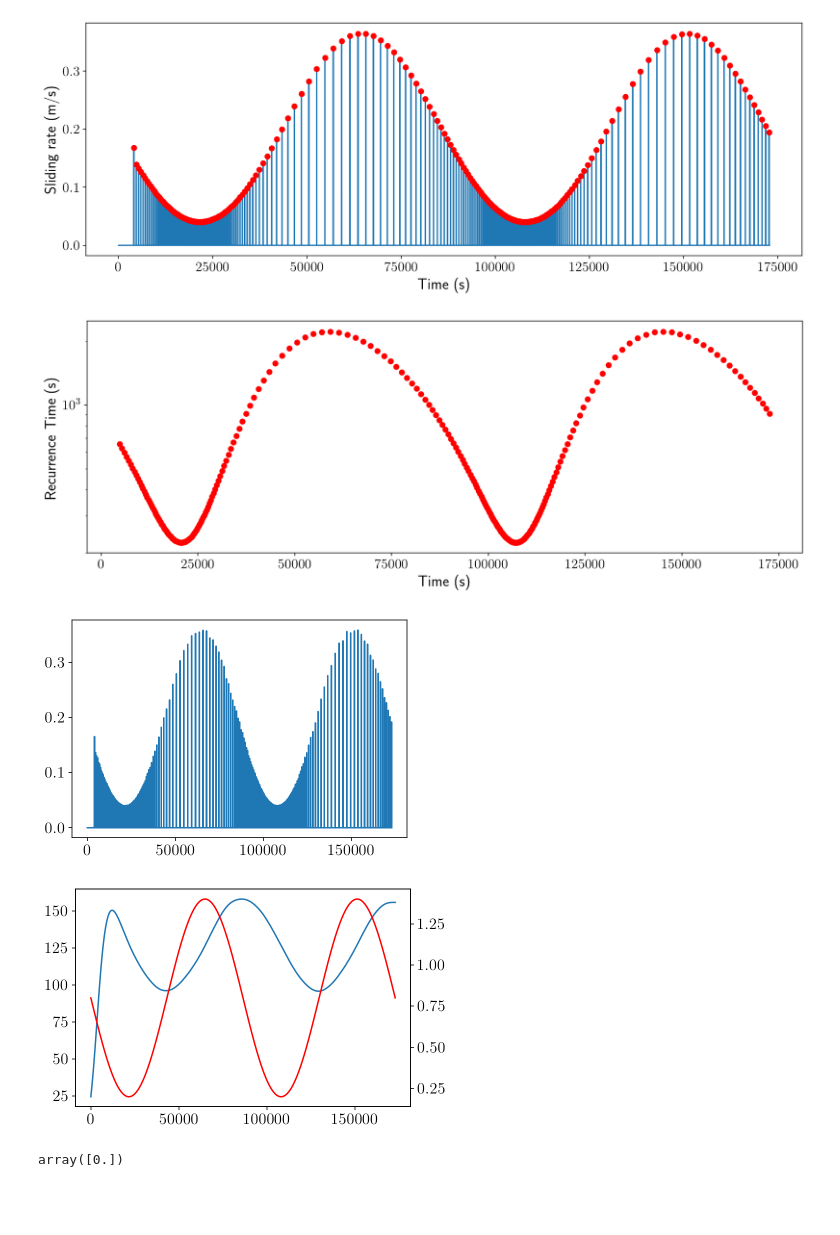
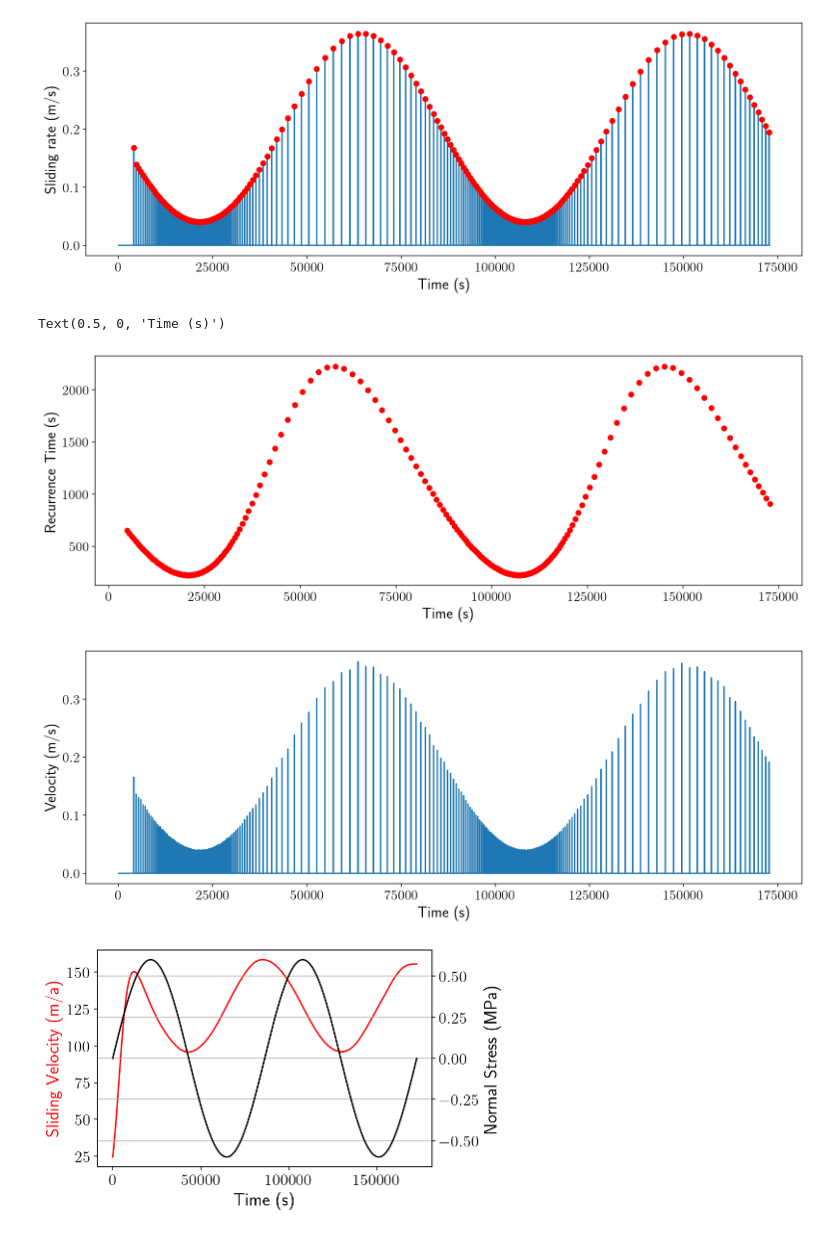
Before and after one commit to bradlipovsky/python-rsf-slider, a Jupyter notebook: block_slider_diurnal_velocity_fluctuations.ipynb, the cells around one changed output. Saved outputs shown, nothing was run; the diff lists cells and outputs as text; code cells hidden in the pictures; blank space fills up the shorter version.

```diff
--- a/block_slider_diurnal_velocity_fluctuations.ipynb
+++ b/block_slider_diurnal_velocity_fluctuations.ipynb
@@ -216,20 +215,25 @@ plt.ylabel('Sliding rate (m/s)')
 Text(0, 0.5, 'Sliding rate (m/s)')
 [figure]
 # %%
-plt.figure(figsize = (15, 5))
+fig,ax=plt.subplots(figsize = (15, 5))
+fig.patch.set_facecolor('white')
 plt.plot(history.t[peaks[1:]],np.diff(history.t[peaks]),'or')
 plt.ylabel('Recurrence Time (s)')
 plt.xlabel('Time (s)')
-plt.yscale('log')
+# plt.yscale('log')
 # %% [output]
+Text(0.5, 0, 'Time (s)')
-[figure, old version]
+[figure, new version]
 # %%
-from scipy import interpolate
 f = interpolate.interp1d(history.t[1:], h_V)
-t_new = np.arange(min(history.t[1:]), max(history.t[1:]), 1e-3)
+t_new = np.arange(min(history.t[1:]), max(history.t[1:]), 1e-3) # sample at 1 kHz
 V_new = f(t_new)   # use interpolation function returned by `interp1d`
-plt.figure()
+
+fig,ax=plt.subplots(figsize = (15, 5))
+fig.patch.set_facecolor('white')
 plt.plot(t_new, V_new, '-')
+plt.xlabel('Time (s)')
+plt.ylabel('Velocity (m/s)')
 plt.show()
 # %% [output]
-[figure, old version]
+[figure, new version]
@@ -236,17 +243,16 @@ plt.show()
 # %%
-from scipy import signal
+fig, ax1 = plt.subplots()
+fig.patch.set_facecolor('white')
+ax1.set_xlabel('Time (s)')
+plt.plot(t_new[::1000], filtered[::1000] * 86400 * 365,c='r')
+ax1.set_ylabel('Sliding Velocity (m/a)',c='r')
+# plt.plot(t_new, V_new)
+ax2 = ax1.twinx()
+plt.plot(t_new[::1000],sigma_n/1e6 - sigma(t_new[::1000])/1e6,'k')
+ax2.set_ylabel('Normal Stress (MPa)',c='k')
 
-b, a = signal.butter(2, 1e-7, 'low')
 
-filtered = signal.filtfilt(b, a, V_new)
-fig, ax1 = plt.subplots()
-plt.plot(t_new[::1000], filtered[::1000] * 86400 * 365)
-ax2 = ax1.twinx()
-plt.plot(t_new[::1000],sigma(t_new[::1000])/1e6,'-r')
+plt.grid()
 plt.show()
 # %% [output]
-[figure, old version]
+[figure, new version]
-# %%
-history.t[:1]
-# %% [output]
-array([0.])
```
Also changed, not shown: parts of 8 cells of this notebook.
